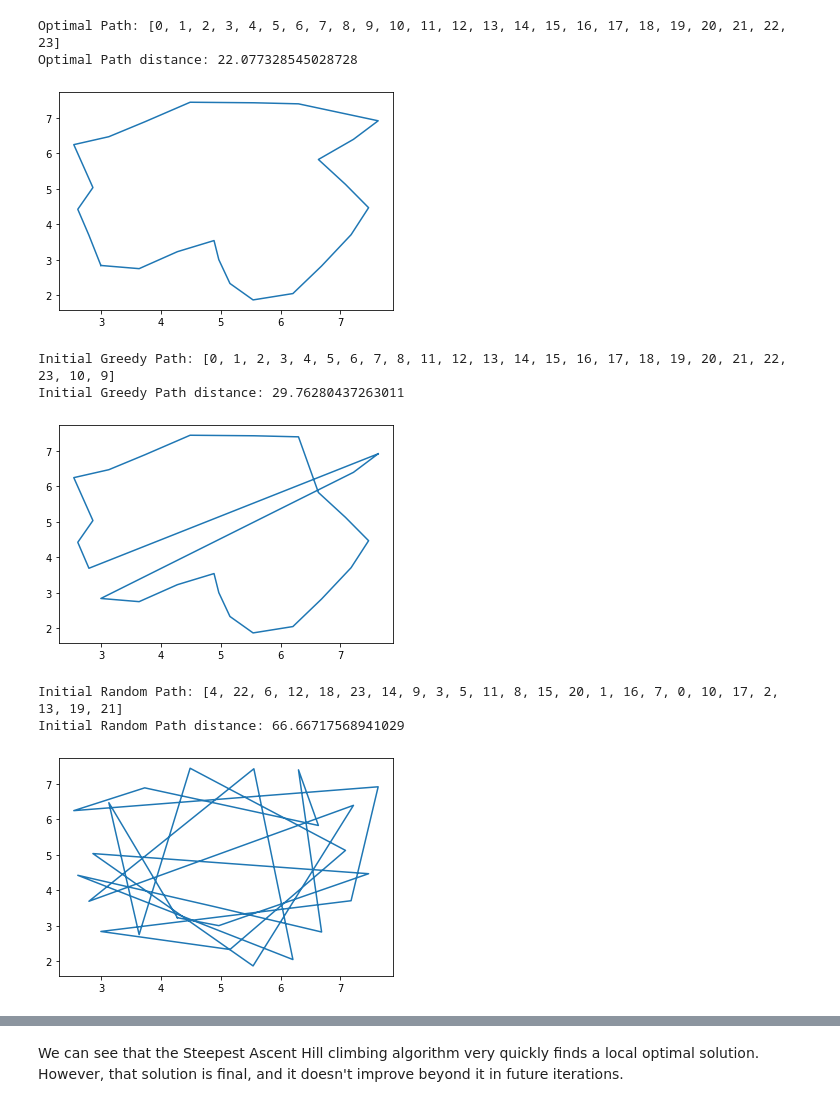
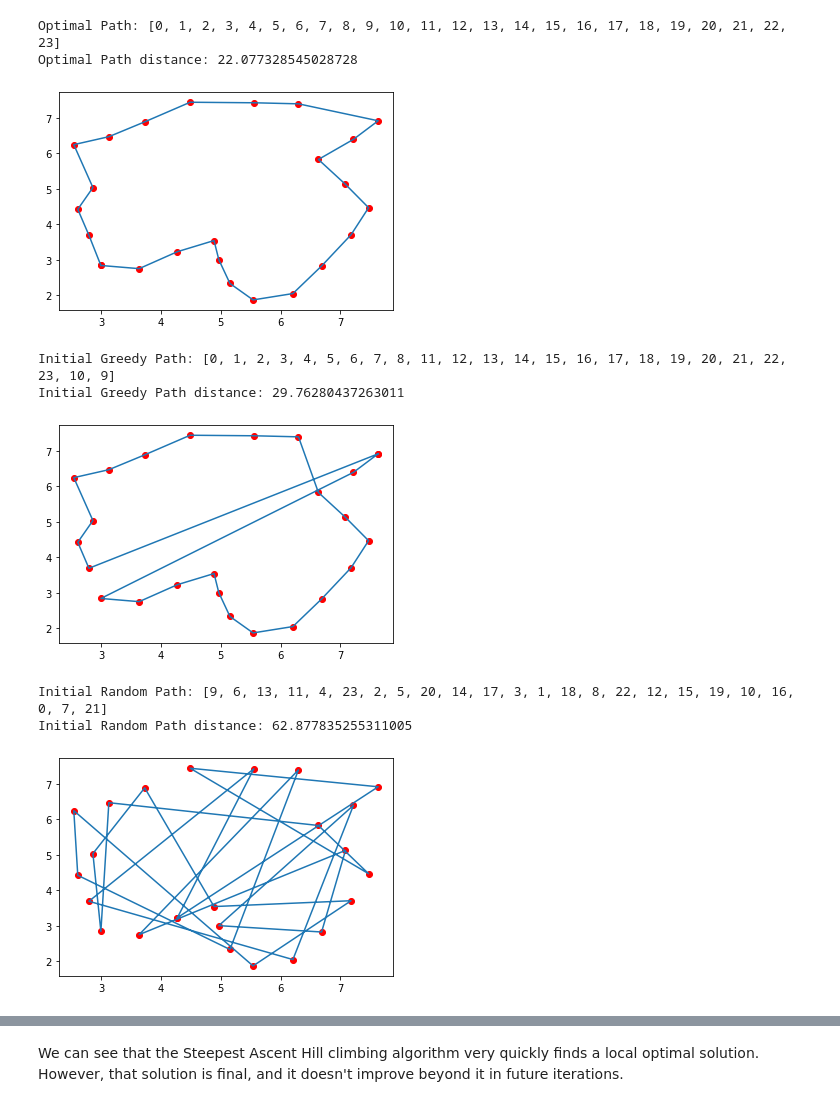
Before and after one commit to alexnikiporenko/travelling_salesman, a Jupyter notebook: Travelling Salesman2.ipynb, the cells around one changed output, grey strips where cells are left out. Saved outputs shown, nothing was run; the diff lists cells and outputs as text; code cells hidden in the pictures.

```diff
--- a/Travelling Salesman2.ipynb
+++ b/Travelling Salesman2.ipynb
@@ -54,38 +54,39 @@ def create_initial_greedy(cits, start):
     return path
 
 # path drawing function
 def draw_path(cits, path):
     route = [cits[path[-1]]]
     for n in path:
         route.append(cits[n])
     x, y = zip(*route)
+    plt.scatter(x, y, c="r")
     plt.plot(x, y)
     plt.show()
 
 optimal = list(range(len(cities)))
 print("Optimal Path:", optimal)
 print("Optimal Path distance:", calculate_distance(optimal))
 draw_path(cities, optimal)
 
 initial_greedy = create_initial_greedy(cities, 0)
 print("Initial Greedy Path:", initial_greedy)
 print("Initial Greedy Path distance:", calculate_distance(initial_greedy))
 draw_path(cities, initial_greedy)
 
 initial_random = create_initial_random(cities)
 print("Initial Random Path:", initial_random)
 print("Initial Random Path distance:", calculate_distance(initial_random))
 draw_path(cities, initial_random)
 # %% [output]
 Optimal Path: [0, 1, 2, 3, 4, 5, 6, 7, 8, 9, 10, 11, 12, 13, 14, 15, 16, 17, 18, 19, 20, 21, 22, 23]
 Optimal Path distance: 22.077328545028728
-[figure, old version]
+[figure, new version]
 Initial Greedy Path: [0, 1, 2, 3, 4, 5, 6, 7, 8, 11, 12, 13, 14, 15, 16, 17, 18, 19, 20, 21, 22, 23, 10, 9]
 Initial Greedy Path distance: 29.76280437263011
-[figure, old version]
+[figure, new version]
-Initial Random Path: [4, 22, 6, 12, 18, 23, 14, 9, 3, 5, 11, 8, 15, 20, 1, 16, 7, 0, 10, 17, 2, 13, 19, 21]
-Initial Random Path distance: 66.66717568941029
+Initial Random Path: [9, 6, 13, 11, 4, 23, 2, 5, 20, 14, 17, 3, 1, 18, 8, 22, 12, 15, 19, 10, 16, 0, 7, 21]
+Initial Random Path distance: 62.877835255311005
-[figure, old version]
+[figure, new version]
 # %%
 # function that chooses the steepest ascent amongst all right-neighbour swaps
 def steepest_ascent(path):
```
Also changed, not shown: parts of 3 cells of this notebook.
